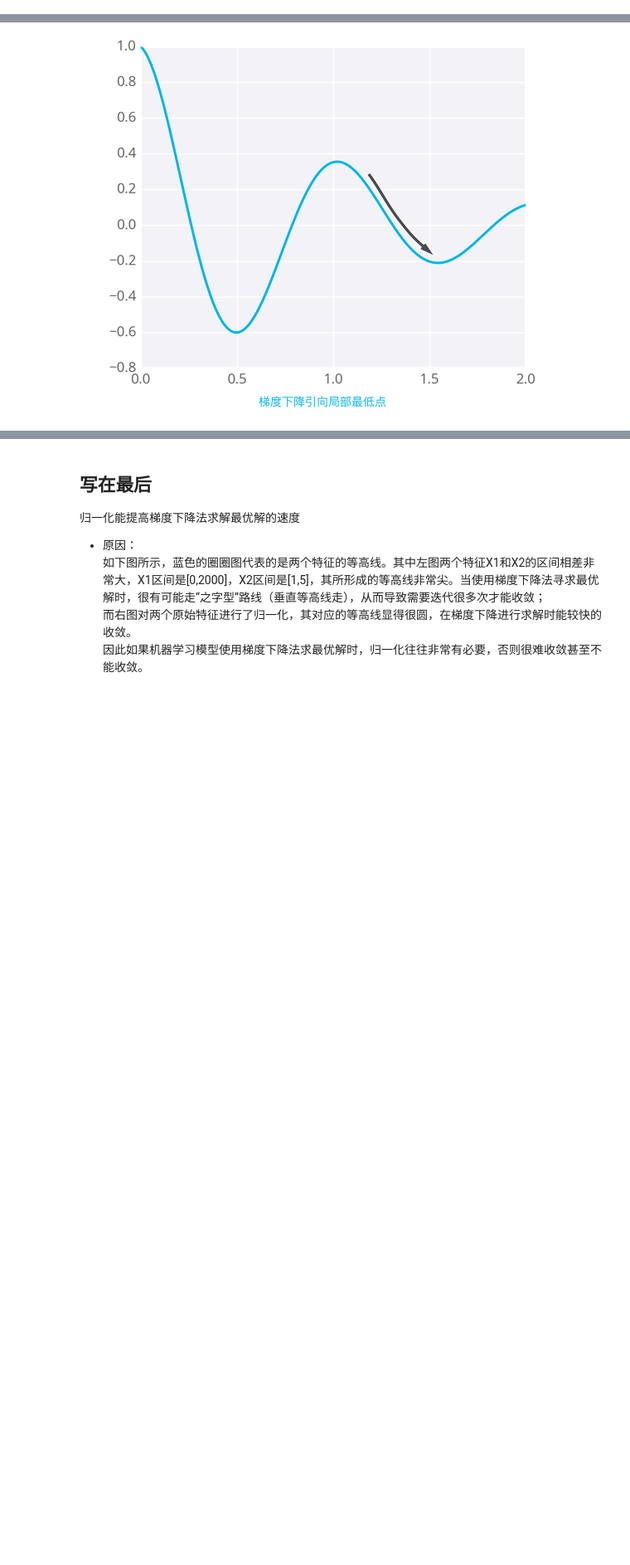
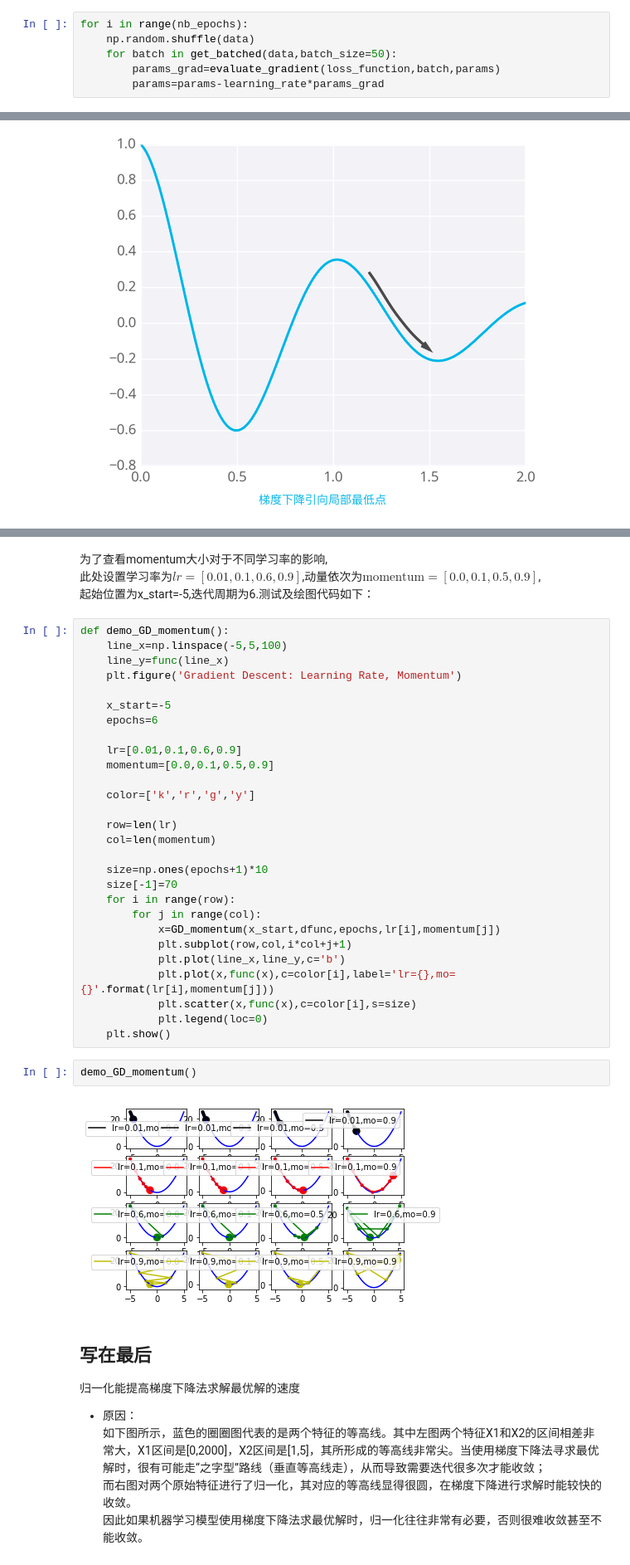
Before and after one commit to sshhan/practice, a Jupyter notebook: Summary_of_Gradient_descent.ipynb, the cells around one changed output, grey strips where cells are left out. Shown at 83% size. Saved outputs shown, nothing was run; the diff lists cells and outputs as text; blank space fills up the shorter version.

```diff
--- a/Summary_of_Gradient_descent.ipynb
+++ b/Summary_of_Gradient_descent.ipynb
@@ -72,3 +78,9 @@ for i in range(nb_epochs):
+# %%
+for i in range(nb_epochs):
+    np.random.shuffle(data)
+    for batch in get_batched(data,batch_size=50):
+        params_grad=evaluate_gradient(loss_function,batch,params)
+        params=params-learning_rate*params_grad
 # %% [markdown]
 ### 1.2 梯度下降编程
 # %%
@@ -203,3 +259,39 @@ $$\Delta \theta_t=\rho \theta_{t-1}-\eta \nabla_{\theta}J(\theta)$$
+# %% [markdown]
+为了查看momentum大小对于不同学习率的影响,
+此处设置学习率为$lr=[0.01,0.1,0.6,0.9]$,动量依次为$\mathrm{momentum}=[0.0,0.1,0.5,0.9]$,
+起始位置为x_start=-5,迭代周期为6.测试及绘图代码如下：
+# %%
+def demo_GD_momentum():
+    line_x=np.linspace(-5,5,100)
+    line_y=func(line_x)
+    plt.figure('Gradient Descent: Learning Rate, Momentum')
+
+    x_start=-5
+    epochs=6
+
+    lr=[0.01,0.1,0.6,0.9]
+    momentum=[0.0,0.1,0.5,0.9]
+
+    color=['k','r','g','y']
+
+    row=len(lr)
+    col=len(momentum)
+
+    size=np.ones(epochs+1)*10
+    size[-1]=70
+    for i in range(row):
+        for j in range(col):
+            x=GD_momentum(x_start,dfunc,epochs,lr[i],momentum[j])
+            plt.subplot(row,col,i*col+j+1)
+            plt.plot(line_x,line_y,c='b')
+            plt.plot(x,func(x),c=color[i],label='lr={},mo={}'.format(lr[i],momentum[j]))
+            plt.scatter(x,func(x),c=color[i],s=size)
+            plt.legend(loc=0)
+    plt.show()
+# %%
+demo_GD_momentum()
+# %% [output]
+[figure, added]
 # %% [markdown]
 ## 写在最后
 归一化能提高梯度下降法求解最优解的速度
```
Also changed, not shown: parts of 9 cells of this notebook.
